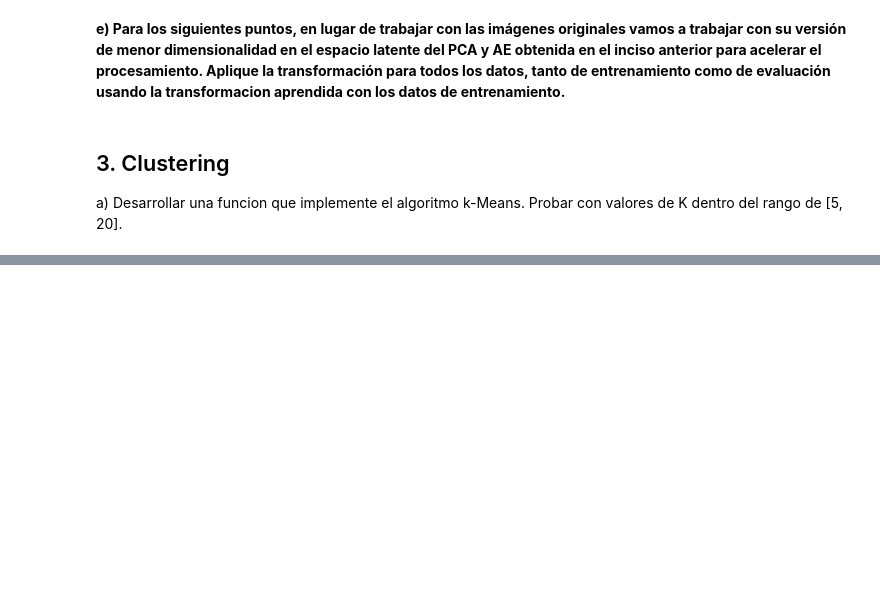
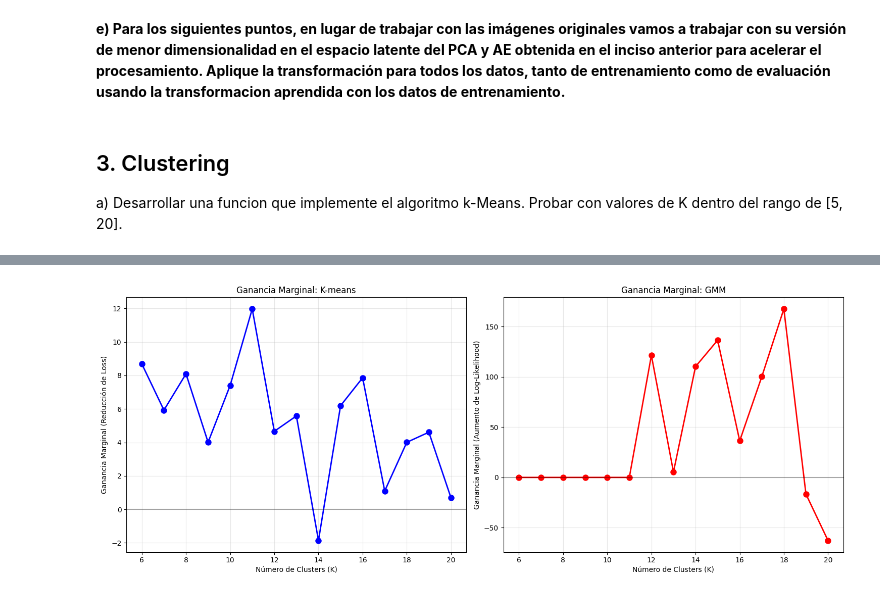
Before and after one commit to gonzabaleta/udesa-ml-unsupervised-learning, a Jupyter notebook: Zabaleta_Gonzalo_Notebook_TP4.ipynb, the cells around one changed output, grey strips where cells are left out. Drawn from its saved outputs; the diff is of its cells as text; code cells hidden in the pictures; blank space fills up the shorter version.

```diff
--- a/Zabaleta_Gonzalo_Notebook_TP4.ipynb
+++ b/Zabaleta_Gonzalo_Notebook_TP4.ipynb
@@ -298,0 +346,4 @@ Converged at iteration 11
+# %%
+plot_elbow_method(kmeans_results, gmm_results, figsize=(15, 6), filename="8_elbow_method")
+# %% [output]
+[figure, added]
```
Also changed, not shown: parts of 6 cells of this notebook, 9 other files.
